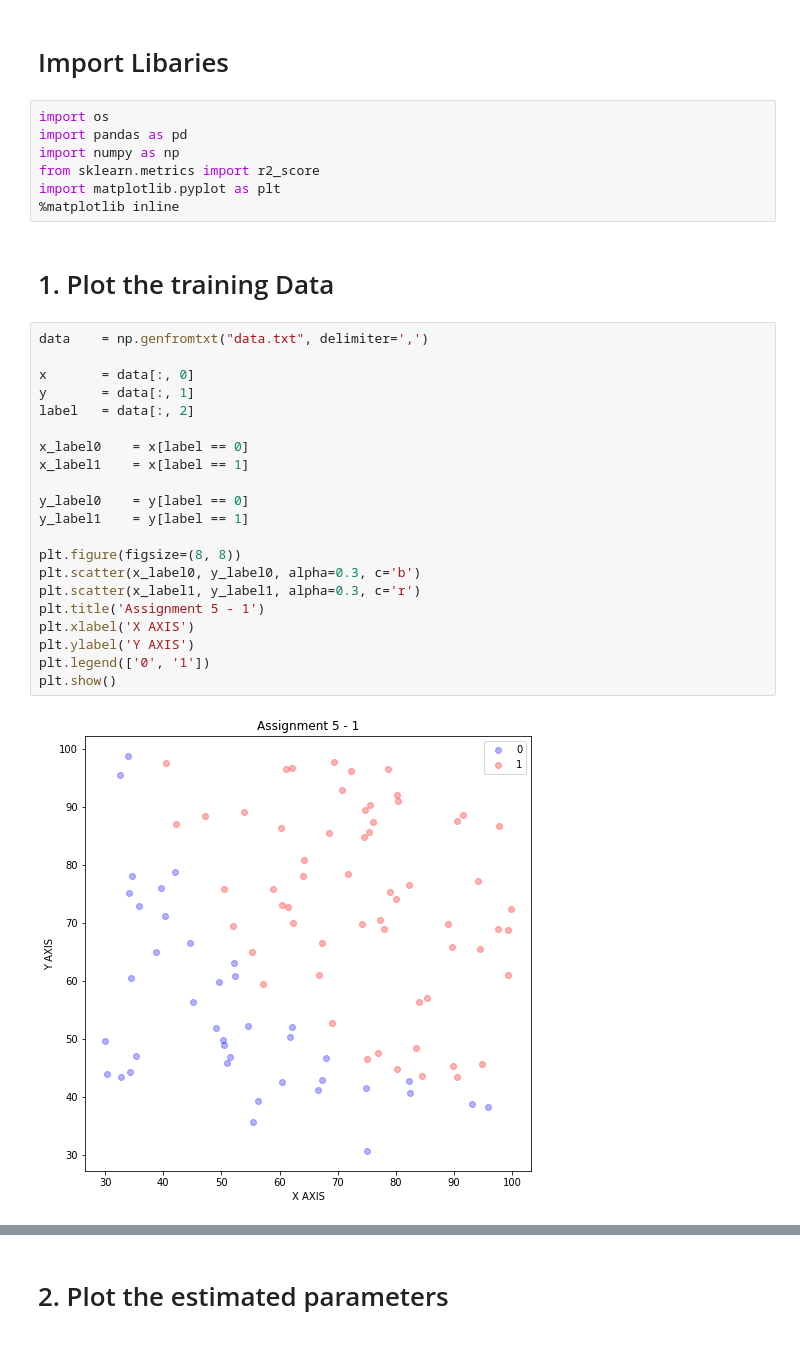
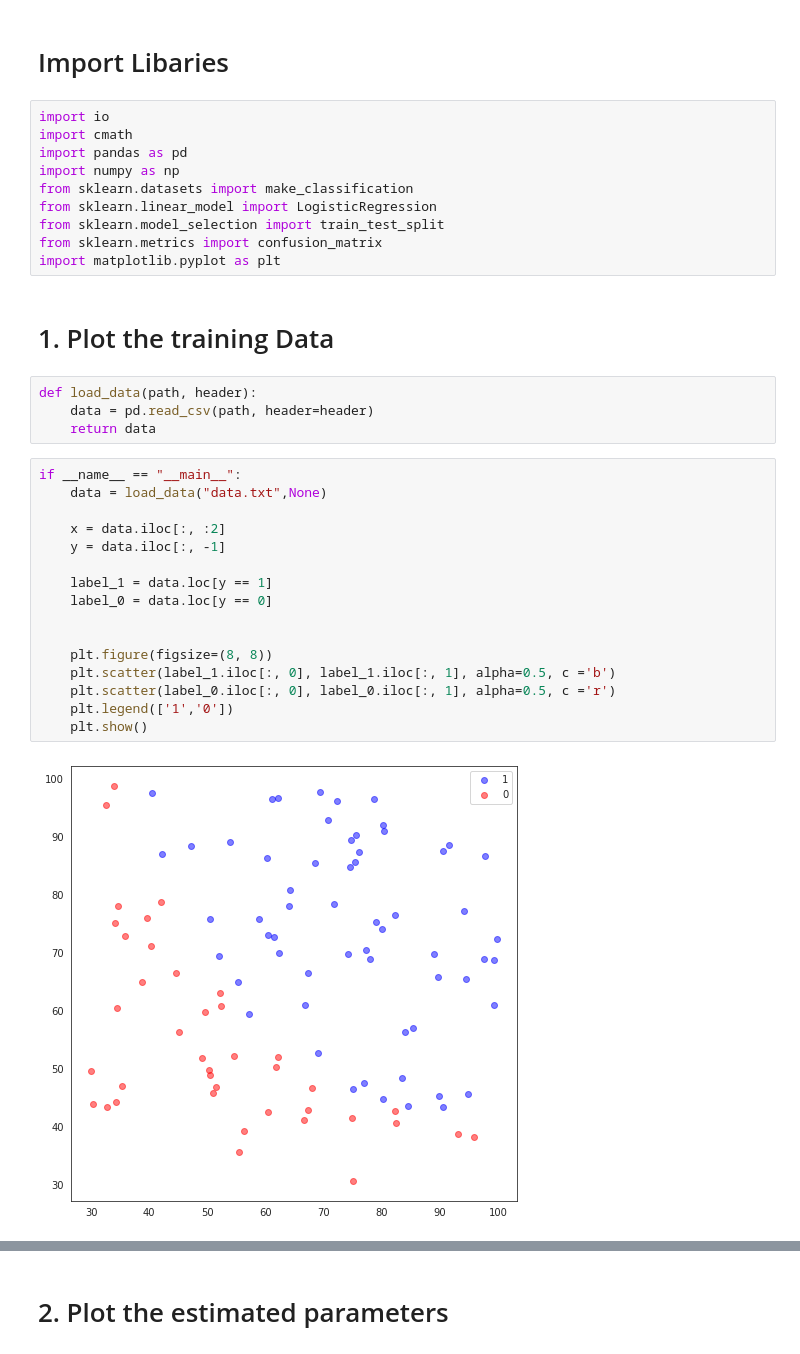
Before and after one commit to tony45678/tonyyoon, a Jupyter notebook: Assignment5.ipynb, the cells around one changed output, grey strips where cells are left out. Drawn from its saved outputs; the diff is of its cells as text.

```diff
--- a/Assignment5.ipynb
+++ b/Assignment5.ipynb
@@ -3,34 +3,36 @@
 # %% [markdown]
 # Import Libaries
 # %%
-import os
+import io
+import cmath
 import pandas as pd
 import numpy as np
-from sklearn.metrics import r2_score
+from sklearn.datasets import make_classification
+from sklearn.linear_model import LogisticRegression
+from sklearn.model_selection import train_test_split
+from sklearn.metrics import confusion_matrix
 import matplotlib.pyplot as plt
-%matplotlib inline
 # %% [markdown]
 # 1. Plot the training Data
+# %%
+def load_data(path, header):
+    data = pd.read_csv(path, header=header)
+    return data
 # %%
-data    = np.genfromtxt("data.txt", delimiter=',')
+if __name__ == "__main__":
+    data = load_data("data.txt",None)
 
-x       = data[:, 0]
-y       = data[:, 1]
-label   = data[:, 2]
+    x = data.iloc[:, :2]
+    y = data.iloc[:, -1]
 
-x_label0    = x[label == 0]
-x_label1    = x[label == 1]
+    label_1 = data.loc[y == 1]
+    label_0 = data.loc[y == 0]
 
-y_label0    = y[label == 0]
-y_label1    = y[label == 1]
 
-plt.figure(figsize=(8, 8))
-plt.scatter(x_label0, y_label0, alpha=0.3, c='b')
-plt.scatter(x_label1, y_label1, alpha=0.3, c='r')
-plt.title('Assignment 5 - 1')
-plt.xlabel('X AXIS')
-plt.ylabel('Y AXIS')
-plt.legend(['0', '1'])
-plt.show()
+    plt.figure(figsize=(8, 8))
+    plt.scatter(label_1.iloc[:, 0], label_1.iloc[:, 1], alpha=0.5, c ='b')
+    plt.scatter(label_0.iloc[:, 0], label_0.iloc[:, 1], alpha=0.5, c ='r')
+    plt.legend(['1','0'])
+    plt.show()
 # %% [output]
-[figure, old version]
+[figure, new version]
```
Also changed, not shown: parts of 12 cells of this notebook.
